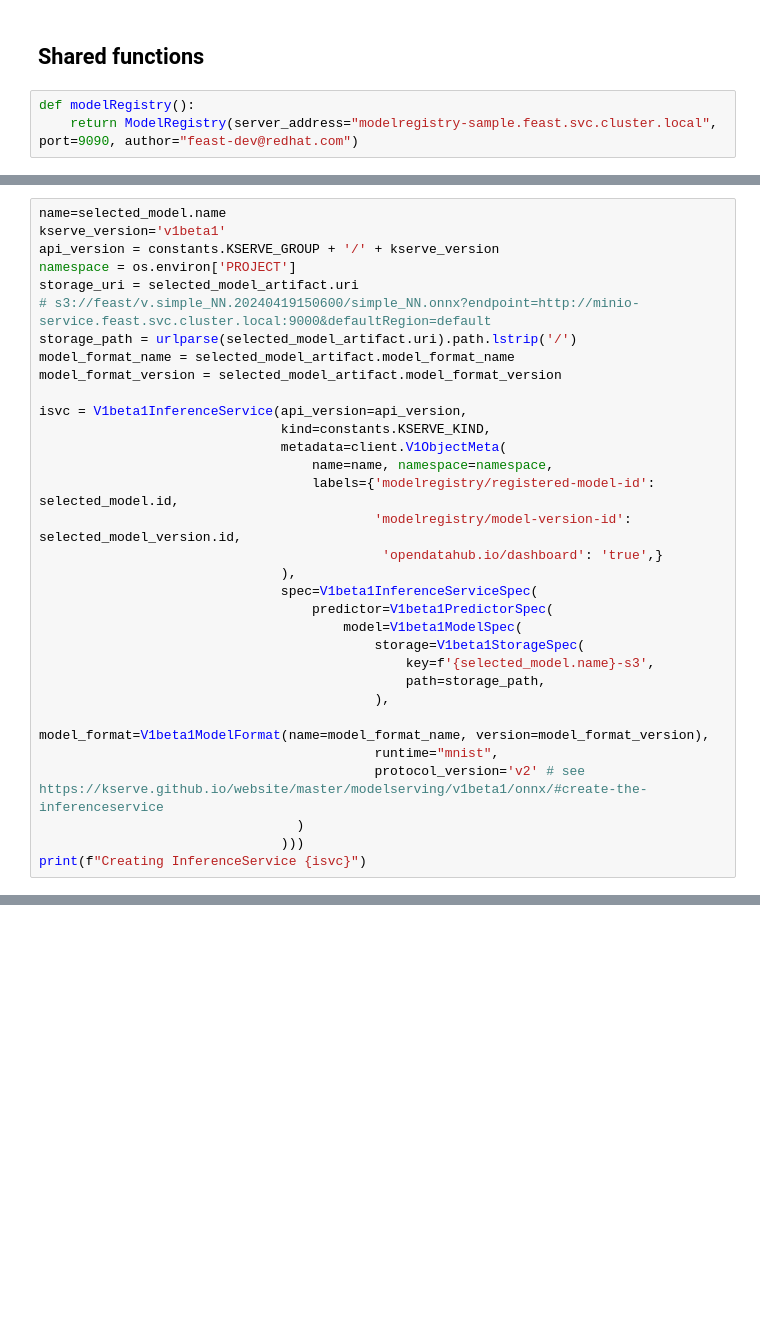
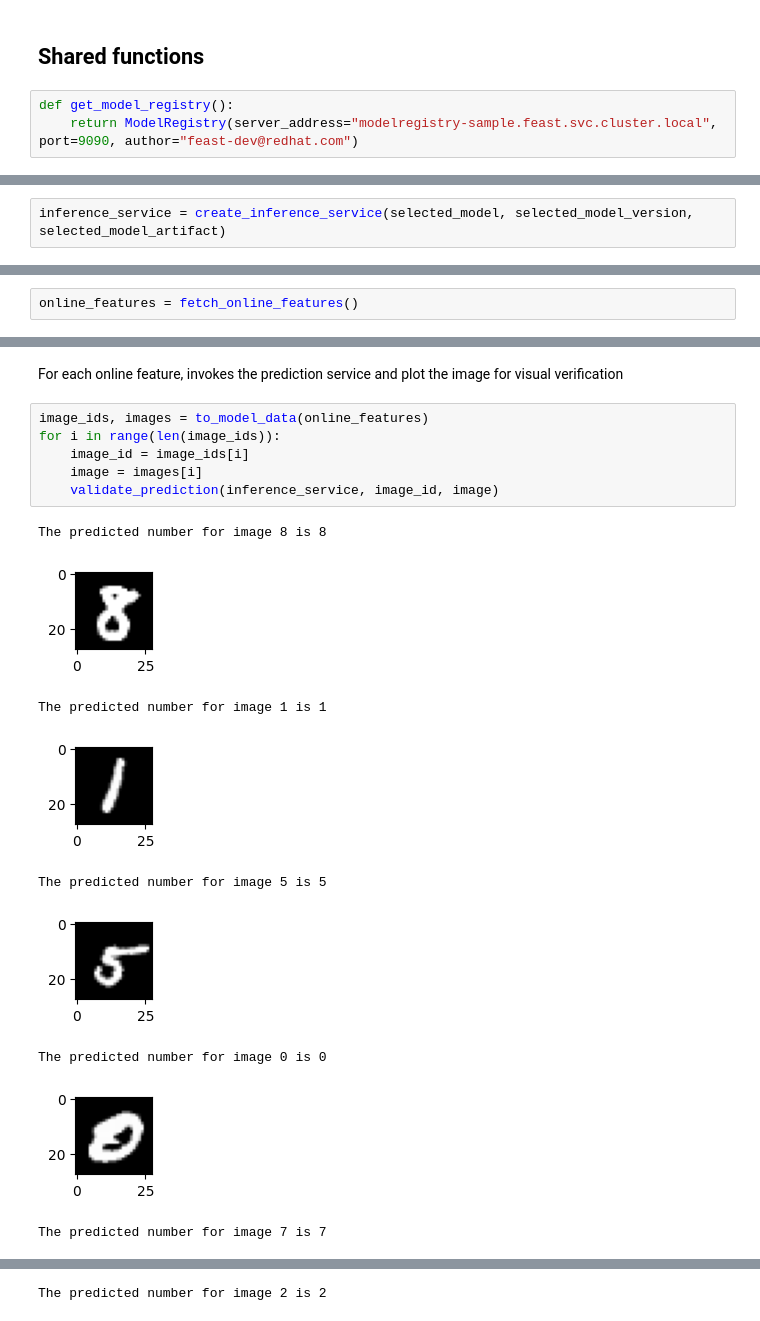
Before and after one commit to RHEcosystemAppEng/feast-workshop-team-share, a Jupyter notebook: feast_modelregistry/04-inference-service.ipynb, the cells around one changed output, grey strips where cells are left out. Saved outputs shown, nothing was run; the diff lists cells and outputs as text; blank space fills up the shorter version.

Commit message:
Complete inference service test

```diff
--- a/feast_modelregistry/04-inference-service.ipynb
+++ b/feast_modelregistry/04-inference-service.ipynb
@@ -71,5 +92,5 @@ env: MODEL_NAMESPACE=feast-runbook
 # %% [markdown]
 ## Shared functions
 # %%
-def modelRegistry():
+def get_model_registry():
     return ModelRegistry(server_address="modelregistry-sample.feast.svc.cluster.local", port=9090, author="feast-dev@redhat.com")
@@ -175,33 +370,3 @@ Create the `InferenceService` (see [Create the InferenceService](https://kserve.
 # %%
-name=selected_model.name
-kserve_version='v1beta1'
-api_version = constants.KSERVE_GROUP + '/' + kserve_version
-namespace = os.environ['PROJECT']
-storage_uri = selected_model_artifact.uri
-# s3://feast/v.simple_NN.20240419150600/simple_NN.onnx?endpoint=http://minio-service.feast.svc.cluster.local:9000&defaultRegion=default
-storage_path = urlparse(selected_model_artifact.uri).path.lstrip('/')
-model_format_name = selected_model_artifact.model_format_name
-model_format_version = selected_model_artifact.model_format_version
-
-isvc = V1beta1InferenceService(api_version=api_version,
-                               kind=constants.KSERVE_KIND,
-                               metadata=client.V1ObjectMeta(
-                                   name=name, namespace=namespace,
-                                   labels={'modelregistry/registered-model-id': selected_model.id,
-                                           'modelregistry/model-version-id': selected_model_version.id,
-                                            'opendatahub.io/dashboard': 'true',}
-                               ),
-                               spec=V1beta1InferenceServiceSpec(
-                                   predictor=V1beta1PredictorSpec(
-                                       model=V1beta1ModelSpec(
-                                           storage=V1beta1StorageSpec(
-                                               key=f'{selected_model.name}-s3',
-                                               path=storage_path,
-                                           ),
-                                           model_format=V1beta1ModelFormat(name=model_format_name, version=model_format_version),
-                                           runtime="mnist",
-                                           protocol_version='v2' # see https://kserve.github.io/website/master/modelserving/v1beta1/onnx/#create-the-inferenceservice
-                                 )
-                               )))
-print(f"Creating InferenceService {isvc}")
+inference_service = create_inference_service(selected_model, selected_model_version, selected_model_artifact)
 # %% [output]
@@ -272,0 +428,2 @@ spec:
+# %%
+online_features = fetch_online_features()
@@ -272,0 +445,18 @@ spec:
+# %% [markdown]
+For each online feature, invokes the prediction service and plot the image for visual verification
+# %%
+image_ids, images = to_model_data(online_features)
+for i in range(len(image_ids)):
+    image_id = image_ids[i]
+    image = images[i]
+    validate_prediction(inference_service, image_id, image)
+# %% [output]
+The predicted number for image 8 is 8
+[figure, added]
+The predicted number for image 1 is 1
+[figure, added]
+The predicted number for image 5 is 5
+[figure, added]
+The predicted number for image 0 is 0
+[figure, added]
+The predicted number for image 7 is 7
@@ -272,0 +464 @@ spec:
+The predicted number for image 2 is 2
```
Also changed, not shown: parts of 55 cells of this notebook, 1 other file.
